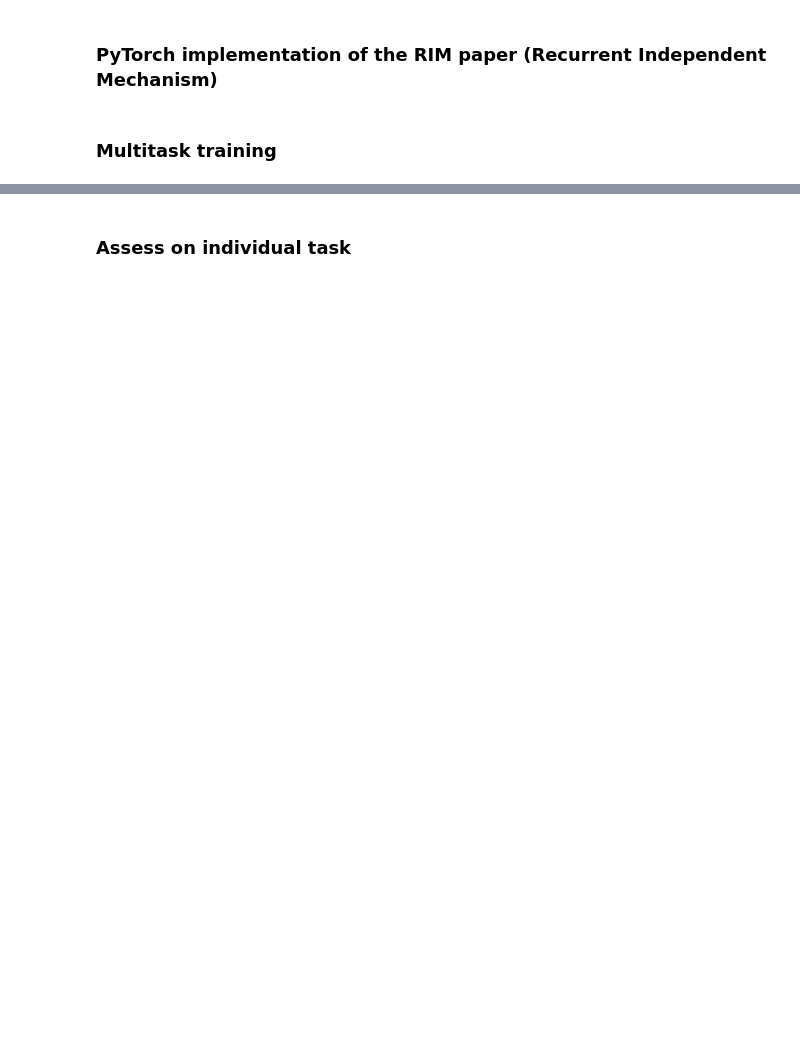
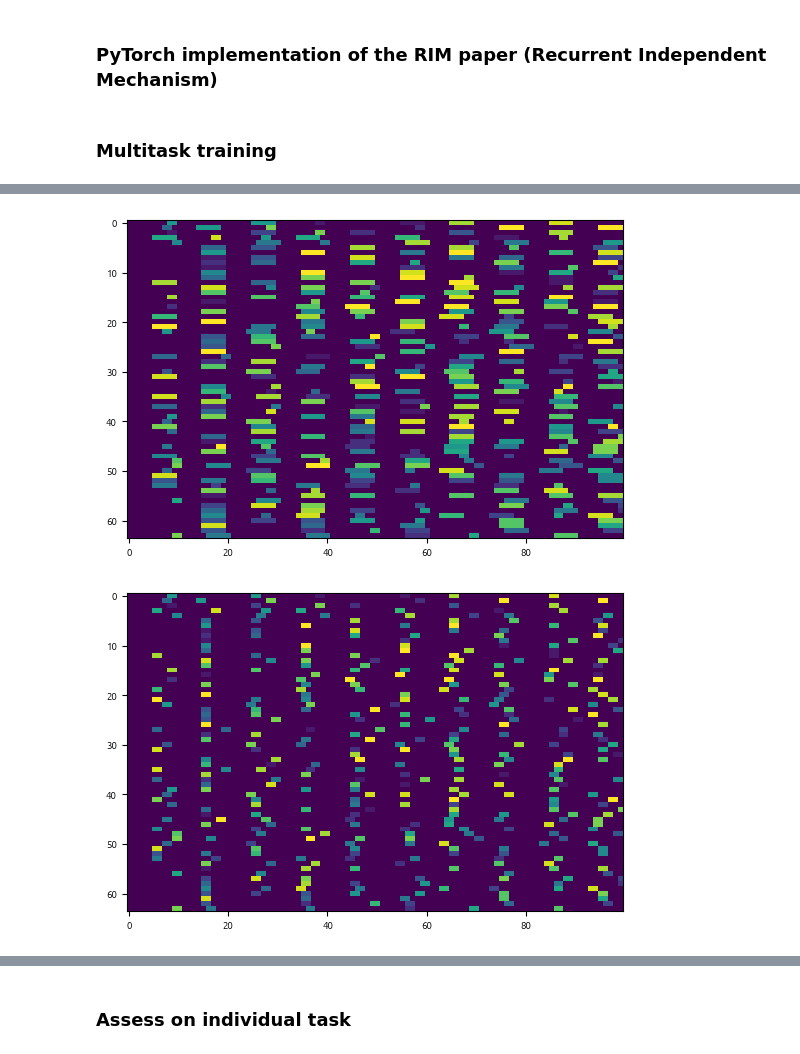
Before and after one commit to FelixHub/thalamus-model, a Jupyter notebook: src/training_mono.ipynb, the cells around one changed output, grey strips where cells are left out. Cells and saved outputs as stored; diff of their text form; code cells hidden in the pictures; blank space fills up the shorter version.

```diff
--- a/src/training_mod_cog.ipynb
+++ b/src/training_mono.ipynb
@@ -12,7 +12,7 @@ import math
 
 device = torch.device("cuda" if torch.cuda.is_available() else "cpu")
 
-from rim import RIMNetwork,RIMNetwork_specialized,RIMNetwork_specialized_multHead
+from rim import RIMNetwork,RIMNetwork_specialized,RIMNetwork_specialized_multHead,RIMNetwork_multHead
 
 def compress_labels(labels):
     new_labels = np.zeros_like(labels)
@@ -24,8 +24,30 @@ def compress_labels(labels):
                 new_labels[i,j] = 0
             else:
                 new_labels[i,j] = curr_val
+                if j+1 < labels.shape[1]:
+                    new_labels[i,j+1] = 1 # oopas???
             prev_val = curr_val
     return new_labels
+
+
+def compress_labels(labels):
+    new_labels = np.zeros_like(labels)
+    for i in range(labels.shape[0]):
+        prev_val = 0
+        repeat_count = 0
+        for j in range(labels.shape[1]):
+            curr_val = labels[i,j]
+            if curr_val != 0 and curr_val == prev_val:
+                repeat_count += 1
+                if repeat_count >= 2:  # After two occurrences, start zeroing out
+                    new_labels[i,j] = 0
+                else:
+                    new_labels[i,j] = curr_val
+            else:
+                new_labels[i,j] = curr_val
+                repeat_count = 0
+            prev_val = curr_val
+    return new_labels
 # %% [markdown]
 ### Multitask training
 # %%
@@ -42,7 +66,7 @@ envs_simple = [go(), rtgo(), dlygo(), anti(), rtanti(), dlyanti(),
                 dlydm1(), dlydm2(), ctxdlydm1(), ctxdlydm2(), multidlydm(),
                 dms(), dnms(), dmc(), dnmc()]
 
-# envs_simple = [go(), rtgo(), dlygo(), anti(), rtanti(), dlyanti()]
+envs_simple = [go(), rtgo(), dlygo(), anti(), rtanti(), dlyanti(),dm1(), dm2()]
 
 schedule = RandomSchedule(len(envs_simple))
 env = ScheduleEnvs(envs_simple, schedule=schedule, env_input=True)
@@ -152,3 +193,17 @@ accuracy 0.3321678321678322
+# %%
+
+inputs, labels = dataset()
+labels = np.transpose(labels, (1, 0))
+plt.figure()
+plt.imshow(labels)
+plt.show()
+labels_compressed = compress_labels(labels)
+plt.figure()
+plt.imshow(labels_compressed)
+plt.show()
+# %% [output]
+[figure, added]
+[figure, added]
 # %%
 #save the model
 save = True
```
Also changed, not shown: parts of 8 cells of this notebook, 8 other files.
